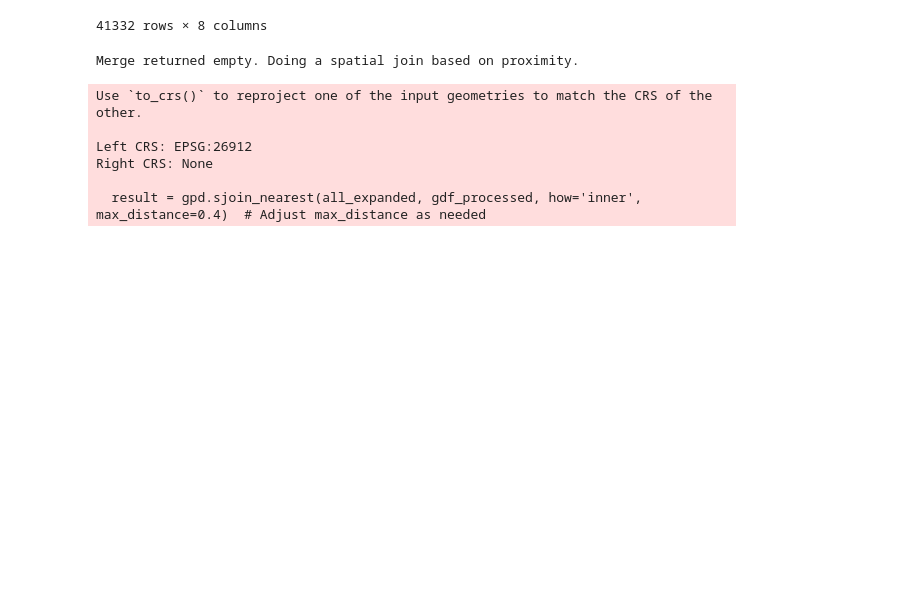
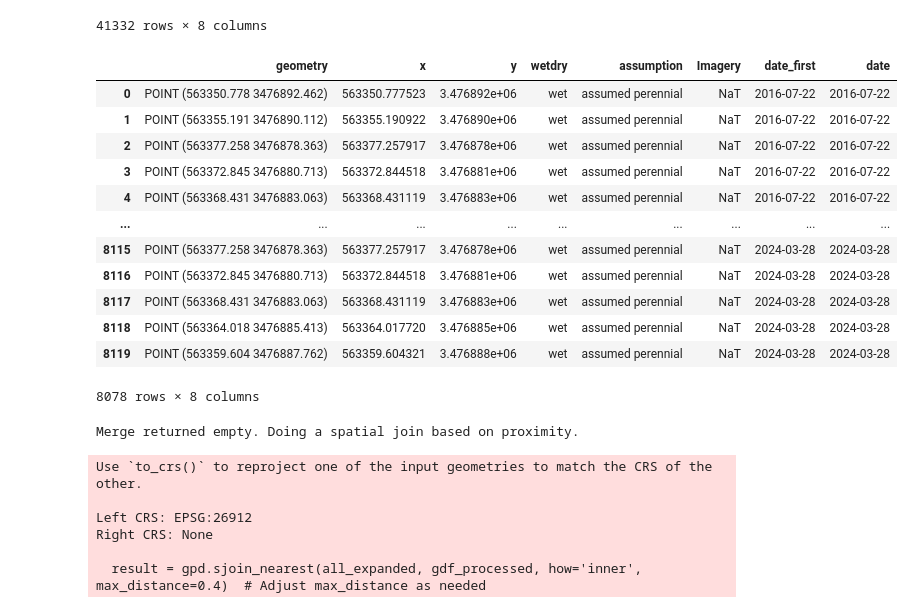
Before and after one commit to lapidesd/SanPedro_wetdry_pilot, a Jupyter notebook: code/Ramsey_survey_imagery.ipynb, the cells around one changed output. Saved outputs shown, nothing was run; the diff lists cells and outputs as text; code cells hidden in the pictures; blank space fills up the shorter version.

```diff
--- a/code/Ramsey_survey_imagery.ipynb
+++ b/code/Ramsey_survey_imagery.ipynb
@@ -357,6 +397,22 @@ all_expanded
 | 986 | POINT (564358.596 3477347.662) | 564358.595564 | 3.477348e+06 | dry | assumed dry | NaT | 2023-07-08 | 2023-07-08 |
 | 987 | POINT (564356.773 3477343.006) | 564356.773230 | 3.477343e+06 | dry | assumed dry | NaT | 2023-07-08 | 2023-07-08 |
 41332 rows × 8 columns
+# %%
+all_expanded[all_expanded.assumption=='assumed perennial']
+# %% [output]
+|  | geometry | x | y | wetdry | assumption | Imagery | date_first | date |
+| 0 | POINT (563350.778 3476892.462) | 563350.777523 | 3.476892e+06 | wet | assumed perennial | NaT | 2016-07-22 | 2016-07-22 |
+| 1 | POINT (563355.191 3476890.112) | 563355.190922 | 3.476890e+06 | wet | assumed perennial | NaT | 2016-07-22 | 2016-07-22 |
+| 2 | POINT (563377.258 3476878.363) | 563377.257917 | 3.476878e+06 | wet | assumed perennial | NaT | 2016-07-22 | 2016-07-22 |
+| 3 | POINT (563372.845 3476880.713) | 563372.844518 | 3.476881e+06 | wet | assumed perennial | NaT | 2016-07-22 | 2016-07-22 |
+| 4 | POINT (563368.431 3476883.063) | 563368.431119 | 3.476883e+06 | wet | assumed perennial | NaT | 2016-07-22 | 2016-07-22 |
+| ... | ... | ... | ... | ... | ... | ... | ... | ... |
+| 8115 | POINT (563377.258 3476878.363) | 563377.257917 | 3.476878e+06 | wet | assumed perennial | NaT | 2024-03-28 | 2024-03-28 |
+| 8116 | POINT (563372.845 3476880.713) | 563372.844518 | 3.476881e+06 | wet | assumed perennial | NaT | 2024-03-28 | 2024-03-28 |
+| 8117 | POINT (563368.431 3476883.063) | 563368.431119 | 3.476883e+06 | wet | assumed perennial | NaT | 2024-03-28 | 2024-03-28 |
+| 8118 | POINT (563364.018 3476885.413) | 563364.017720 | 3.476885e+06 | wet | assumed perennial | NaT | 2024-03-28 | 2024-03-28 |
+| 8119 | POINT (563359.604 3476887.762) | 563359.604321 | 3.476888e+06 | wet | assumed perennial | NaT | 2024-03-28 | 2024-03-28 |
+8078 rows × 8 columns
 # %%
 #reading and concatenating the processed imagery
 path = '../data/Ramsey/processed_imagery'
```
Also changed, not shown: parts of 5 cells of this notebook, 13 other files.
